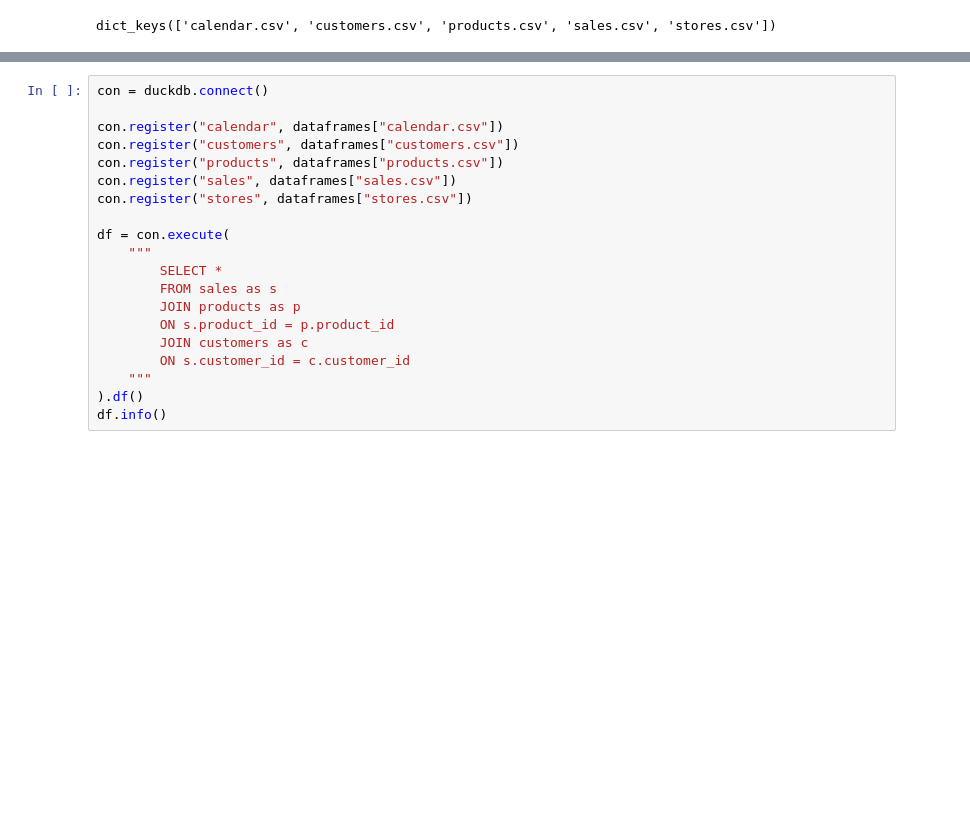
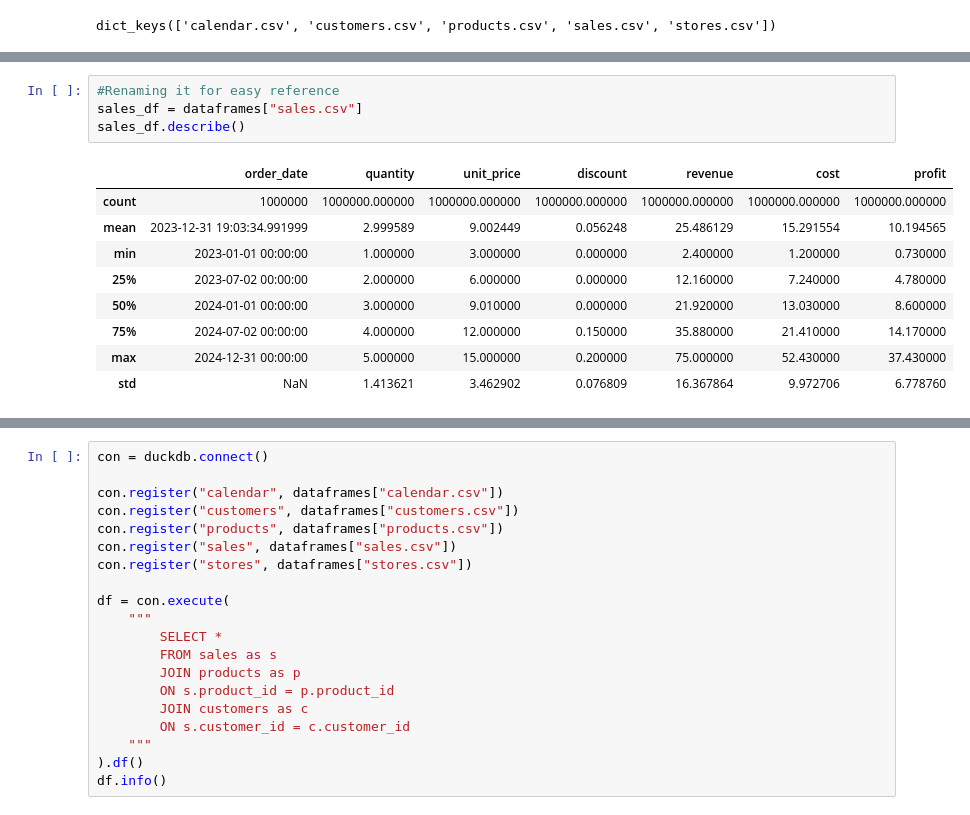
Before and after one commit to GeorgeFrezerMakina/Data-Analysis-Portifolio, a Jupyter notebook: chocolate-sales-analysis/chocolate-sales-analysis.ipynb, the cells around one changed output, grey strips where cells are left out. Cells and saved outputs as stored; diff of their text form; blank space fills up the shorter version.

```diff
--- a/chocolate-sales-analysis/chocolate-sales-analysis.ipynb
+++ b/chocolate-sales-analysis/chocolate-sales-analysis.ipynb
@@ -190,0 +225,14 @@ dict_keys(['calendar.csv', 'customers.csv', 'products.csv', 'sales.csv', 'stores
+# %%
+#Renaming it for easy reference
+sales_df = dataframes["sales.csv"]
+sales_df.describe()
+# %% [output]
+|  | order_date | quantity | unit_price | discount | revenue | cost | profit |
+| count | 1000000 | 1000000.000000 | 1000000.000000 | 1000000.000000 | 1000000.000000 | 1000000.000000 | 1000000.000000 |
+| mean | 2023-12-31 19:03:34.991999 | 2.999589 | 9.002449 | 0.056248 | 25.486129 | 15.291554 | 10.194565 |
+| min | 2023-01-01 00:00:00 | 1.000000 | 3.000000 | 0.000000 | 2.400000 | 1.200000 | 0.730000 |
+| 25% | 2023-07-02 00:00:00 | 2.000000 | 6.000000 | 0.000000 | 12.160000 | 7.240000 | 4.780000 |
+| 50% | 2024-01-01 00:00:00 | 3.000000 | 9.010000 | 0.000000 | 21.920000 | 13.030000 | 8.600000 |
+| 75% | 2024-07-02 00:00:00 | 4.000000 | 12.000000 | 0.150000 | 35.880000 | 21.410000 | 14.170000 |
+| max | 2024-12-31 00:00:00 | 5.000000 | 15.000000 | 0.200000 | 75.000000 | 52.430000 | 37.430000 |
+| std | NaN | 1.413621 | 3.462902 | 0.076809 | 16.367864 | 9.972706 | 6.778760 |
```
Also changed, not shown: parts of 14 cells of this notebook.
